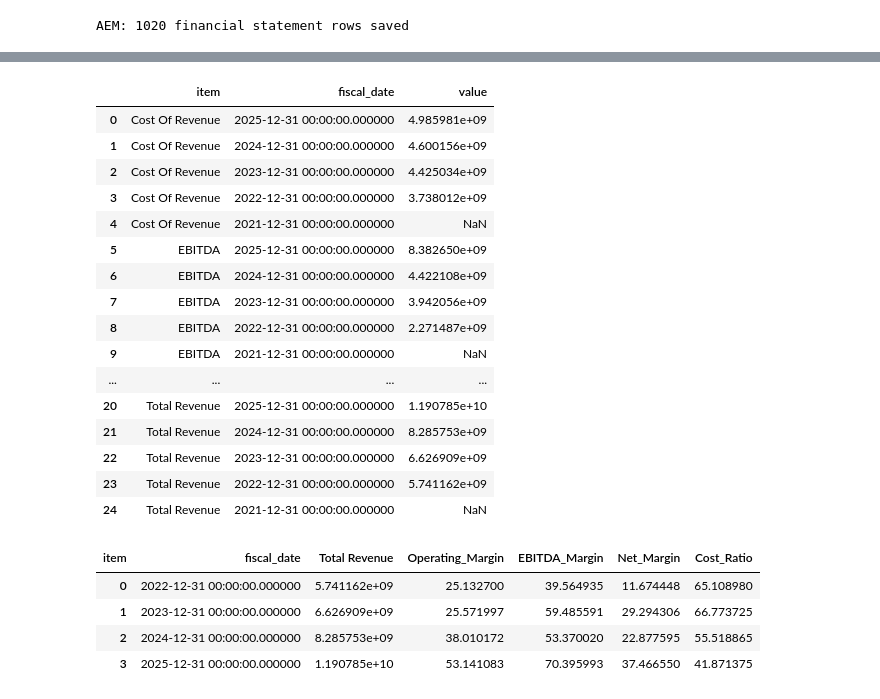
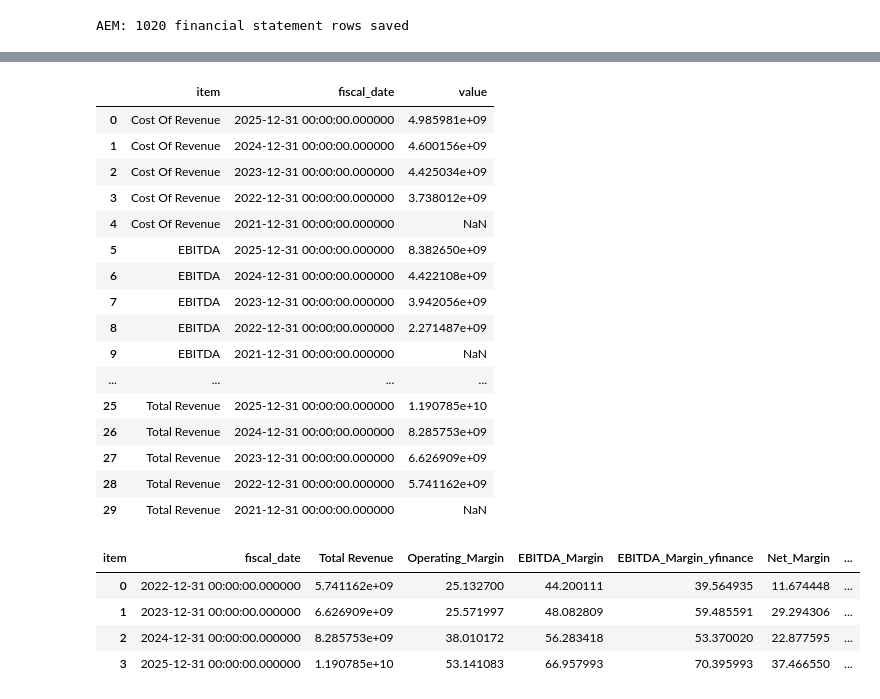
Before and after one commit to ChristopheAbelem/agnico-kirkland-ma-analysis, a Jupyter notebook: notebooks/01_data_collection.ipynb, the cells around one changed output, grey strips where cells are left out. Cells and saved outputs as stored; diff of their text form; code cells hidden in the pictures.

```diff
--- a/notebooks/01_data_collection.ipynb
+++ b/notebooks/01_data_collection.ipynb
@@ -116,7 +112,8 @@ SELECT item, fiscal_date, value
 FROM financial_statements
 WHERE ticker = 'AEM'
   AND source = 'income'
-  AND item IN ('Total Revenue', 'Cost Of Revenue', 'Operating Income', 'EBITDA', 'Net Income')
+  AND item IN ('Total Revenue', 'Cost Of Revenue', 'Operating Income', 'Net Income',
+               'Reconciled Depreciation', 'EBITDA')
 ORDER BY item, fiscal_date DESC
 """
 
@@ -135,27 +132,32 @@ margins_data
 | 8 | EBITDA | 2022-12-31 00:00:00.000000 | 2.271487e+09 |
 | 9 | EBITDA | 2021-12-31 00:00:00.000000 | NaN |
 | ... | ... | ... | ... |
-| 20 | Total Revenue | 2025-12-31 00:00:00.000000 | 1.190785e+10 |
-| 21 | Total Revenue | 2024-12-31 00:00:00.000000 | 8.285753e+09 |
-| 22 | Total Revenue | 2023-12-31 00:00:00.000000 | 6.626909e+09 |
-| 23 | Total Revenue | 2022-12-31 00:00:00.000000 | 5.741162e+09 |
-| 24 | Total Revenue | 2021-12-31 00:00:00.000000 | NaN |
+| 25 | Total Revenue | 2025-12-31 00:00:00.000000 | 1.190785e+10 |
+| 26 | Total Revenue | 2024-12-31 00:00:00.000000 | 8.285753e+09 |
+| 27 | Total Revenue | 2023-12-31 00:00:00.000000 | 6.626909e+09 |
+| 28 | Total Revenue | 2022-12-31 00:00:00.000000 | 5.741162e+09 |
+| 29 | Total Revenue | 2021-12-31 00:00:00.000000 | NaN |
 # %%
 pivot_margins = margins_data.pivot_table(
     index="fiscal_date",
     columns="item",
     values="value"
 ).reset_index()
 
+# EBITDA calculated as operating income + depreciation (yfinance's own EBITDA kept only for comparison)
+pivot_margins["EBITDA_calculated"] = pivot_margins["Operating Income"] + pivot_margins["Reconciled Depreciation"]
+
 pivot_margins["Operating_Margin"] = pivot_margins["Operating Income"] / pivot_margins["Total Revenue"] * 100
-pivot_margins["EBITDA_Margin"] = pivot_margins["EBITDA"] / pivot_margins["Total Revenue"] * 100
+pivot_margins["EBITDA_Margin"] = pivot_margins["EBITDA_calculated"] / pivot_margins["Total Revenue"] * 100
+pivot_margins["EBITDA_Margin_yfinance"] = pivot_margins["EBITDA"] / pivot_margins["Total Revenue"] * 100
 pivot_margins["Net_Margin"] = pivot_margins["Net Income"] / pivot_margins["Total Revenue"] * 100
 pivot_margins["Cost_Ratio"] = pivot_margins["Cost Of Revenue"] / pivot_margins["Total Revenue"] * 100
 
-pivot_margins[["fiscal_date", "Total Revenue", "Operating_Margin", "EBITDA_Margin", "Net_Margin", "Cost_Ratio"]]
+pivot_margins[["fiscal_date", "Total Revenue", "Operating_Margin", "EBITDA_Margin",
+               "EBITDA_Margin_yfinance", "Net_Margin", "Cost_Ratio"]]
 # %% [output]
-| item | fiscal_date | Total Revenue | Operating_Margin | EBITDA_Margin | Net_Margin | Cost_Ratio |
-| 0 | 2022-12-31 00:00:00.000000 | 5.741162e+09 | 25.132700 | 39.564935 | 11.674448 | 65.108980 |
-| 1 | 2023-12-31 00:00:00.000000 | 6.626909e+09 | 25.571997 | 59.485591 | 29.294306 | 66.773725 |
-| 2 | 2024-12-31 00:00:00.000000 | 8.285753e+09 | 38.010172 | 53.370020 | 22.877595 | 55.518865 |
-| 3 | 2025-12-31 00:00:00.000000 | 1.190785e+10 | 53.141083 | 70.395993 | 37.466550 | 41.871375 |
+| item | fiscal_date | Total Revenue | Operating_Margin | EBITDA_Margin | EBITDA_Margin_yfinance | Net_Margin | ... |
+| 0 | 2022-12-31 00:00:00.000000 | 5.741162e+09 | 25.132700 | 44.200111 | 39.564935 | 11.674448 | ... |
+| 1 | 2023-12-31 00:00:00.000000 | 6.626909e+09 | 25.571997 | 48.082809 | 59.485591 | 29.294306 | ... |
+| 2 | 2024-12-31 00:00:00.000000 | 8.285753e+09 | 38.010172 | 56.283418 | 53.370020 | 22.877595 | ... |
+| 3 | 2025-12-31 00:00:00.000000 | 1.190785e+10 | 53.141083 | 66.957993 | 70.395993 | 37.466550 | ... |
```
Also changed, not shown: parts of 21 cells of this notebook.
